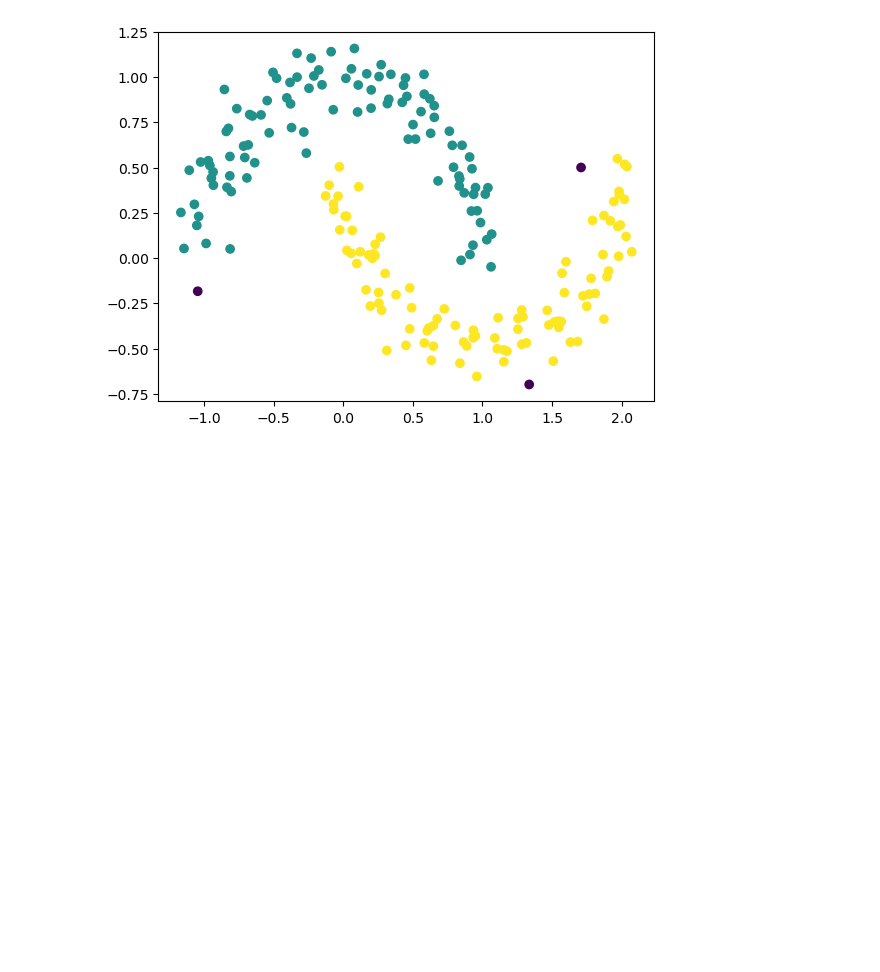
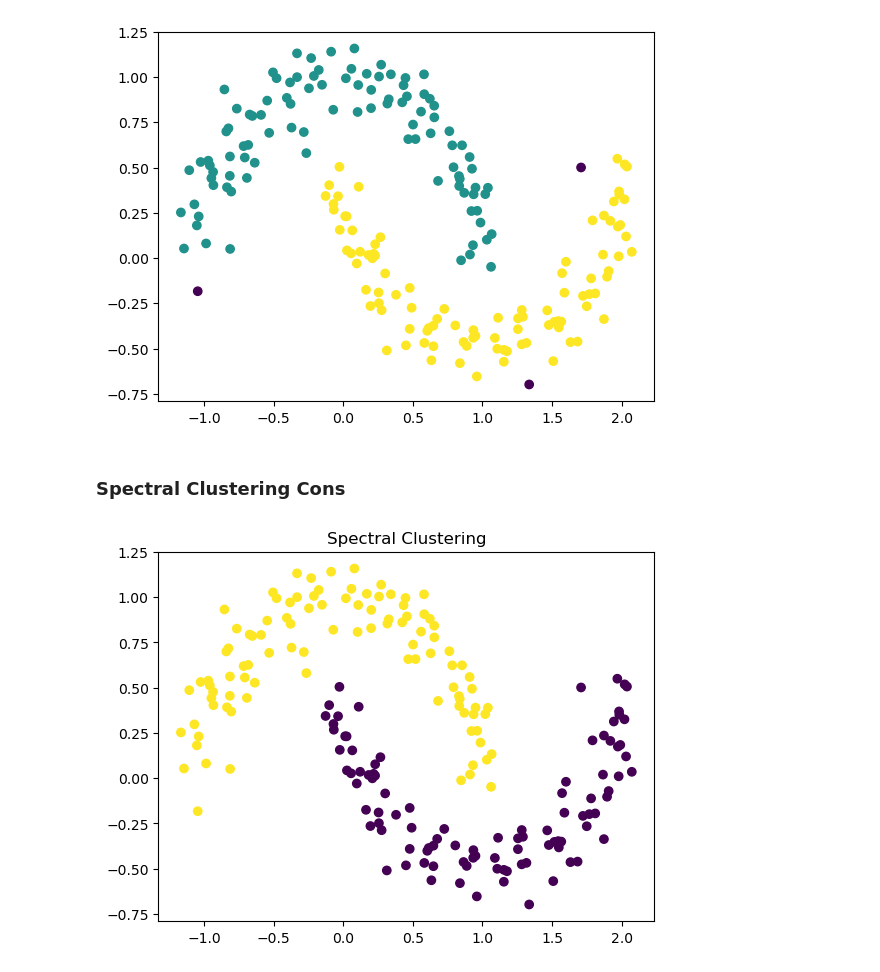
Before and after one commit to beniamine3155/Machine_Learning_AtoZ, a Jupyter notebook: 16_Density_Based_Clustering/density_based.ipynb, the cells around one changed output. Drawn from its saved outputs; the diff is of its cells as text; code cells hidden in the pictures; blank space fills up the shorter version.

Commit message:
spectral clustering cons

```diff
--- a/16_Density_Based_Clustering/density_based.ipynb
+++ b/16_Density_Based_Clustering/density_based.ipynb
@@ -63,3 +63,5 @@ plt.scatter(X[:, 0], X[:, 1], c=clusters)
 plt.show()
 # %% [output]
 [figure]
+# %% [markdown]
+### Spectral Clustering Cons
@@ -65,0 +70,11 @@ plt.show()
+# %%
+sc = SpectralClustering(n_clusters=2, gamma=100) # gamma = 100; the kernel coefficient for the RBF kernel used in the spectral clustering algorithm, RBF(Radial Basis Function) kernel is used to calculate the similarity between two points
+sc.fit(X)
+
+y_sc = sc.fit_predict(X)
+# %%
+plt.scatter(X[:, 0], X[:,1], c=y_sc)
+plt.title('Spectral Clustering')
+plt.show()
+# %% [output]
+[figure, added]
```
Also changed, not shown: parts of 1 cell of this notebook.
